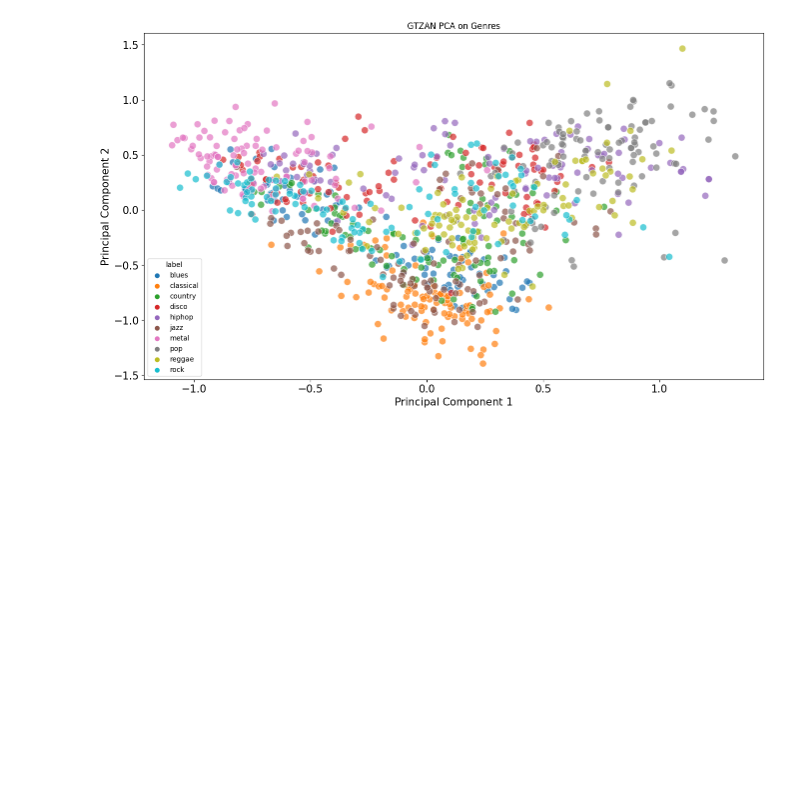
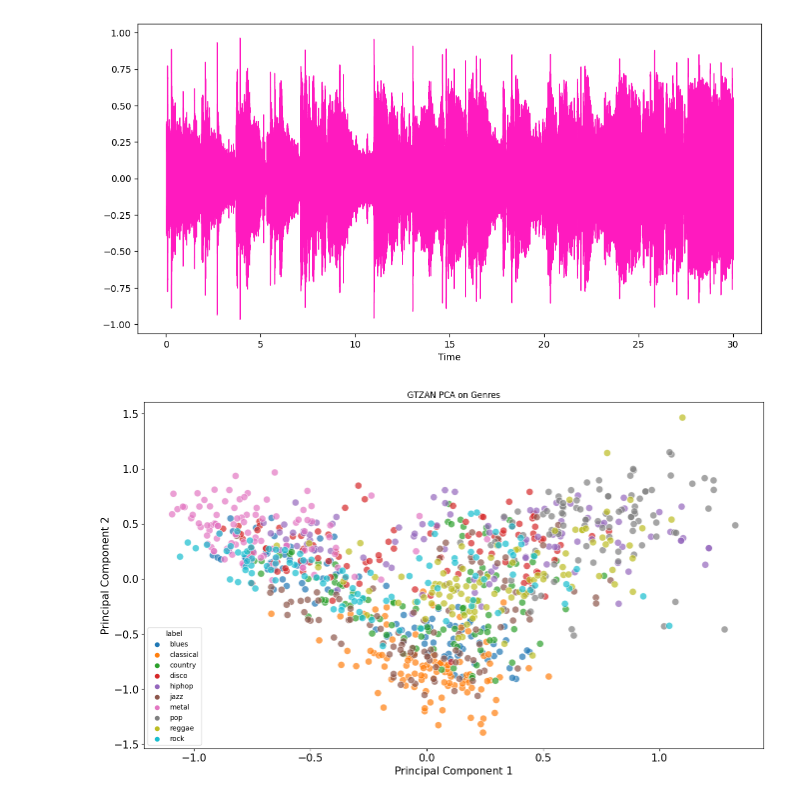
Before and after one commit to malikka-rajshahi/MusicGenreClassifier, a Jupyter notebook: music-genre-classification.ipynb, the cells around one changed output. Cells and saved outputs as stored; diff of their text form; code cells hidden in the pictures; blank space fills up the shorter version.

Commit message:
Kaggle Notebook | Music Genre Classifier | EDA: display audio file

```diff
--- a/music-genre-classification.ipynb
+++ b/music-genre-classification.ipynb
@@ -38,0 +46,8 @@ In western music, the musical octave has 12 distinct semitones (chroma). Analysi
+# %%
+# displaying one of the pop genre audios
+audio_file = '/kaggle/input/gtzan-dataset-music-genre-classification/Data/genres_original/pop/pop.00012.wav'
+plt.figure(figsize=(12,6))
+data, sample_rate = librosa.load(audio_file)
+librosa.display.waveshow(data, sr=sample_rate, color="#FF1ABF")
+ipd.Audio(audio_file)
+# %% [output]
@@ -39,3 +55,4 @@ In western music, the musical octave has 12 distinct semitones (chroma). Analysi
+[figure, added]
 # %%
 ds = ds.iloc[0:,1:]
 y = ds['label']
```
Also changed, not shown: parts of 5 cells of this notebook.
